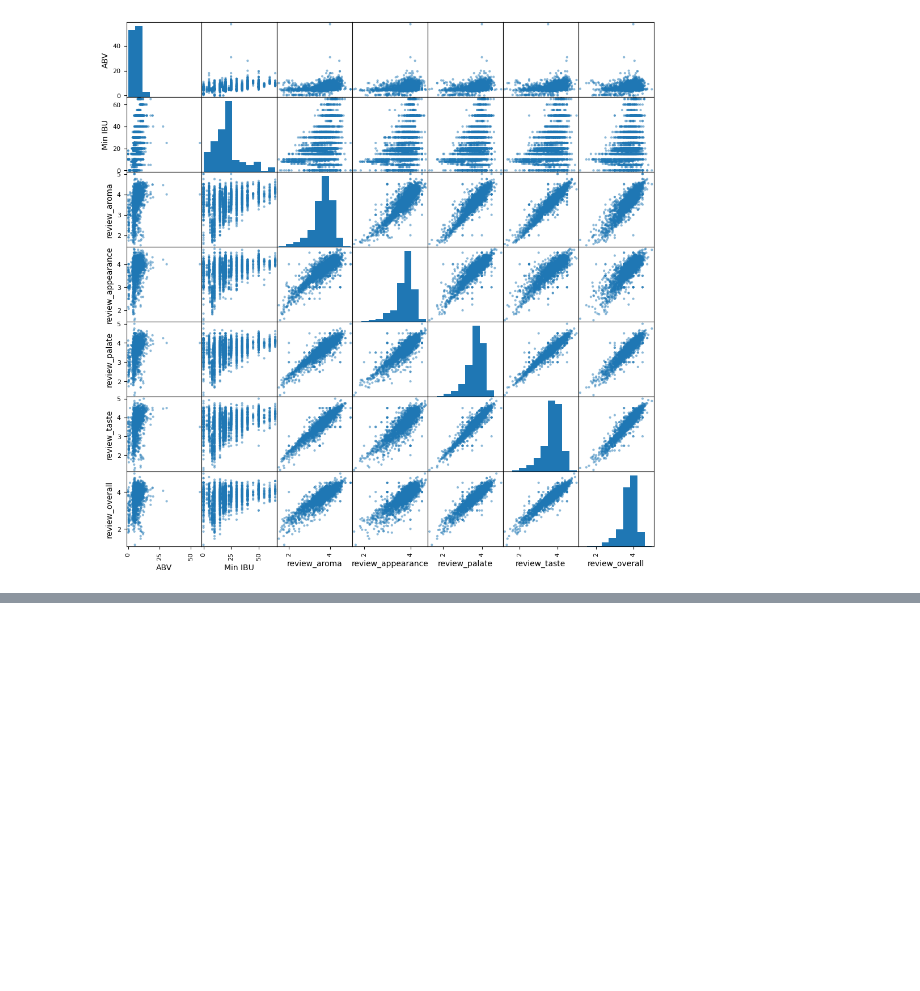
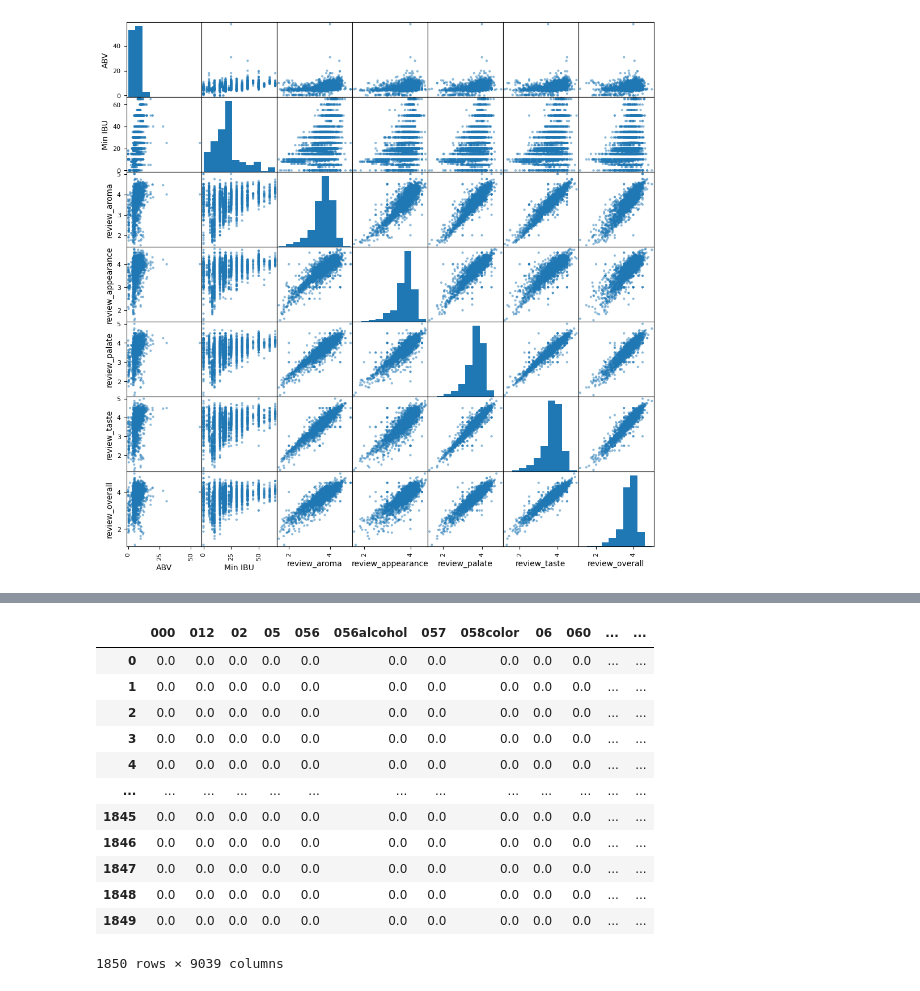
Before and after one commit to martineza96/BeerRecommender, a Jupyter notebook: BeerEDA.ipynb, the cells around one changed output, grey strips where cells are left out. Saved outputs shown, nothing was run; the diff lists cells and outputs as text; code cells hidden in the pictures; blank space fills up the shorter version.

Commit message:
Started cleaning the description of the beers to use as a content based reccomender

```diff
--- a/BeerEDA.ipynb
+++ b/BeerEDA.ipynb
@@ -239,0 +211,55 @@ create_scatter_matrix(beer[['ABV', 'Min IBU', 'review_aroma', 'review_appearance
+# %%
+def preprocess_text(text):
+    # Tokenize the text into individual words
+    tokens = word_tokenize(text.lower())
+
+    # Remove punctuation and special characters
+    tokens = [token for token in tokens if token not in string.punctuation]
+
+    # Remove stop words
+    stop_words = set(stopwords.words('english'))
+    tokens = [token for token in tokens if token not in stop_words]
+
+    # Lemmatize the words to their base form
+    lemmatizer = WordNetLemmatizer()
+    tokens = [lemmatizer.lemmatize(token) for token in tokens]
+
+    # Join the tokens back into a single string
+    processed_text = ' '.join(tokens)
+
+    return processed_text
+# %%
+descriptions = beer['Description'].apply(preprocess_text)
+descriptions = descriptions.map(lambda x: x.replace('note',''))
+# %%
+descriptions = descriptions[descriptions != '']
+indexes = descriptions.index
+desc_df = beer.loc[indexes]
+#descriptions = descriptions.tolist()
+# %%
+from sklearn.feature_extraction.text import TfidfVectorizer
+
+# Create an instance of the TfidfVectorizer
+vectorizer = TfidfVectorizer()
+
+# Vectorize the preprocessed descriptions
+description_vectors = vectorizer.fit_transform(descriptions)
+
+# Convert the sparse matrix to a DataFrame
+description_df = pd.DataFrame(description_vectors.toarray(), columns=vectorizer.get_feature_names())
+# %%
+description_df
+# %% [output]
+|  | 000 | 012 | 02 | 05 | 056 | 056alcohol | 057 | 058color | 06 | 060 | ... | ... |
+| 0 | 0.0 | 0.0 | 0.0 | 0.0 | 0.0 | 0.0 | 0.0 | 0.0 | 0.0 | 0.0 | ... | ... |
+| 1 | 0.0 | 0.0 | 0.0 | 0.0 | 0.0 | 0.0 | 0.0 | 0.0 | 0.0 | 0.0 | ... | ... |
+| 2 | 0.0 | 0.0 | 0.0 | 0.0 | 0.0 | 0.0 | 0.0 | 0.0 | 0.0 | 0.0 | ... | ... |
+| 3 | 0.0 | 0.0 | 0.0 | 0.0 | 0.0 | 0.0 | 0.0 | 0.0 | 0.0 | 0.0 | ... | ... |
+| 4 | 0.0 | 0.0 | 0.0 | 0.0 | 0.0 | 0.0 | 0.0 | 0.0 | 0.0 | 0.0 | ... | ... |
+| ... | ... | ... | ... | ... | ... | ... | ... | ... | ... | ... | ... | ... |
+| 1845 | 0.0 | 0.0 | 0.0 | 0.0 | 0.0 | 0.0 | 0.0 | 0.0 | 0.0 | 0.0 | ... | ... |
+| 1846 | 0.0 | 0.0 | 0.0 | 0.0 | 0.0 | 0.0 | 0.0 | 0.0 | 0.0 | 0.0 | ... | ... |
+| 1847 | 0.0 | 0.0 | 0.0 | 0.0 | 0.0 | 0.0 | 0.0 | 0.0 | 0.0 | 0.0 | ... | ... |
+| 1848 | 0.0 | 0.0 | 0.0 | 0.0 | 0.0 | 0.0 | 0.0 | 0.0 | 0.0 | 0.0 | ... | ... |
+| 1849 | 0.0 | 0.0 | 0.0 | 0.0 | 0.0 | 0.0 | 0.0 | 0.0 | 0.0 | 0.0 | ... | ... |
+1850 rows × 9039 columns
```
Also changed, not shown: parts of 8 cells of this notebook.
